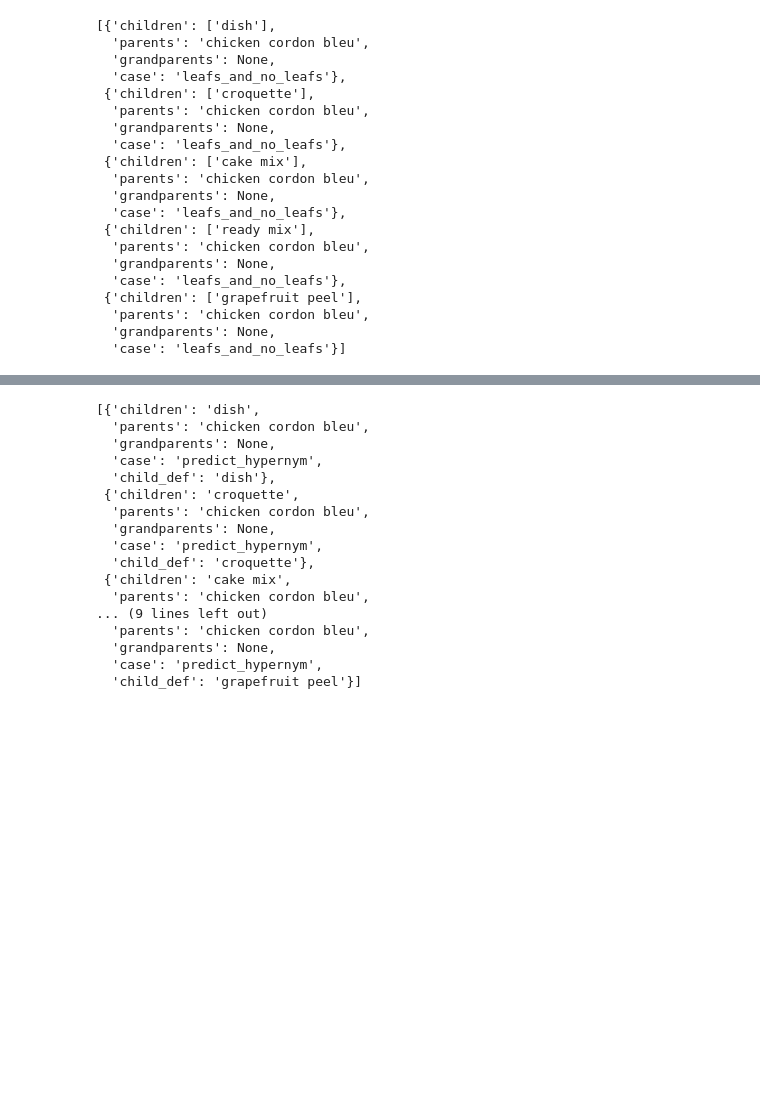
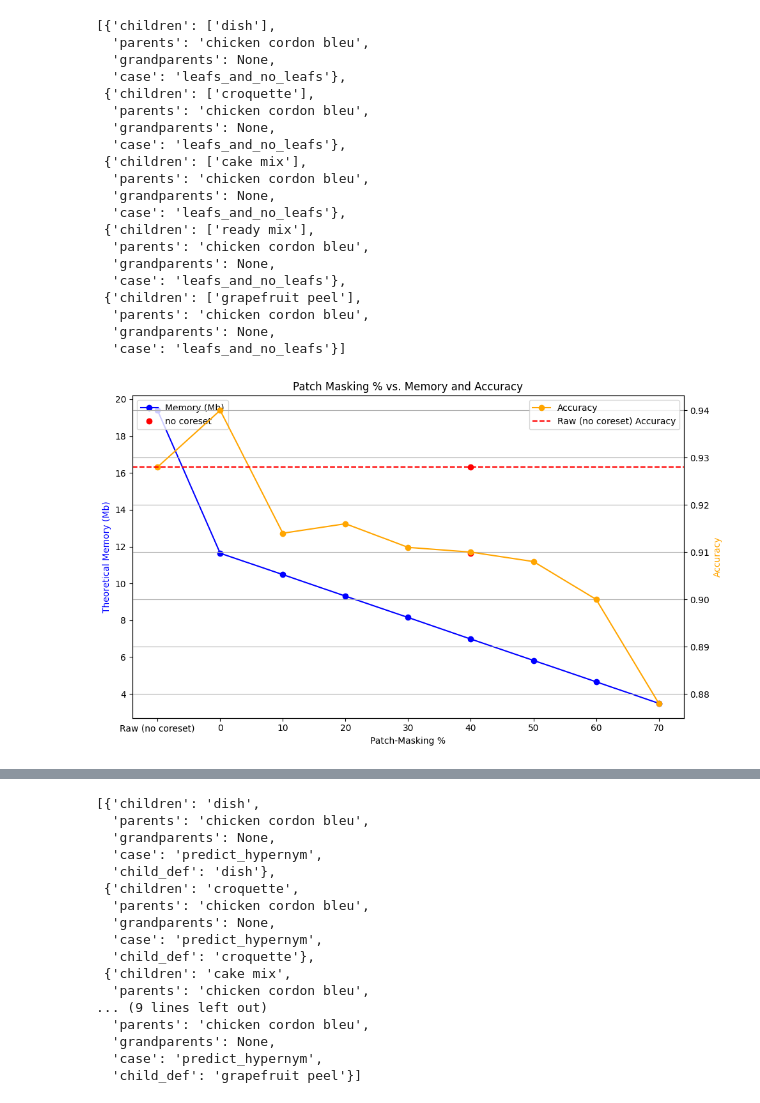
Before and after one commit to VityaVitalich/LLM_Taxonomy, a Jupyter notebook: TExEval-2_testdata_1.2/notebooks/test.ipynb, the cells around one changed output, grey strips where cells are left out. Cells and saved outputs as stored; diff of their text form; code cells hidden in the pictures; blank space fills up the shorter version.

```diff
--- a/TExEval-2_testdata_1.2/notebooks/test.ipynb
+++ b/TExEval-2_testdata_1.2/notebooks/test.ipynb
@@ -106,3 +106,49 @@ class TaxonomyBuilder():
 
         ppls = np.array([kwargs['ppl_pairs'][(root, vertex)] for vertex in possible_verteces])
         return np.argsort(ppls)[:min(kwargs['top_k'], len(ppls))]
+# %%
+import matplotlib.pyplot as plt
+import numpy as np
+
+# Data
+masking_percentage = ["Raw (no coreset)", 0, 10, 20, 30, 40, 50, 60, 70]
+memory = [19.4, 11.64, 10.48, 9.31, 8.15, 6.98, 5.82, 4.66, 3.49]
+accuracy = [0.928, 0.94, 0.914, 0.916, 0.911, 0.910, 0.908, 0.900, 0.878]
+
+# Create a figure and axis
+fig, ax1 = plt.subplots(figsize=(10, 6))
+
+# Plot memory on the left y-axis
+ax1.plot(masking_percentage, memory, color='blue', marker='o', label='Memory (Mb)')
+ax1.set_xlabel('Patch-Masking %')
+ax1.set_ylabel('Theoretical Memory (Mb)', color='blue')
+
+# Create a second y-axis on the right for accuracy
+ax2 = ax1.twinx()
+ax2.plot(masking_percentage, accuracy, color='orange', marker='o', label='Accuracy')
+ax2.set_ylabel('Accuracy', color='orange')
+
+# Draw a red dot horizontal line for the "Raw" column
+raw_index = masking_percentage.index("Raw (no coreset)")
+raw_memory = accuracy[raw_index]
+ax2.axhline(y=raw_memory, color='red', linestyle='--', label='Raw (no coreset) Accuracy')
+
+# Add the specific point
+point_index = masking_percentage.index(40)
+ax1.plot(5, 11.64, 'ro', label='no coreset')
+ax2.plot(5, 0.928, 'ro')
+
+# Set the x-axis labels
+plt.xticks(rotation=45)
+plt.grid()
+
+# Add legends
+ax1.legend(loc='upper left')
+ax2.legend(loc='upper right')
+
+# Show the plot
+plt.title("Patch Masking % vs. Memory and Accuracy")
+plt.tight_layout()
+plt.show()
+# %% [output]
+[figure, added]
```
Also changed, not shown: parts of 1 cell of this notebook, 3 other files.
